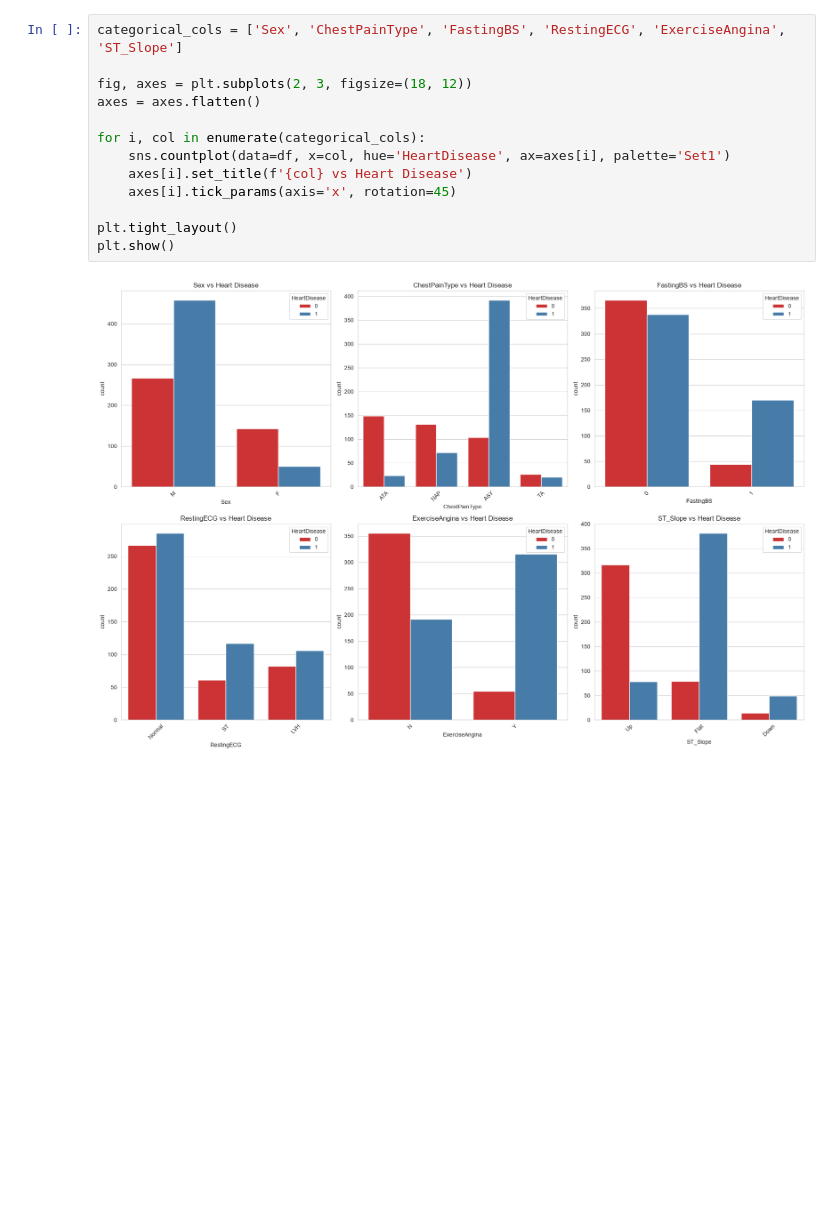
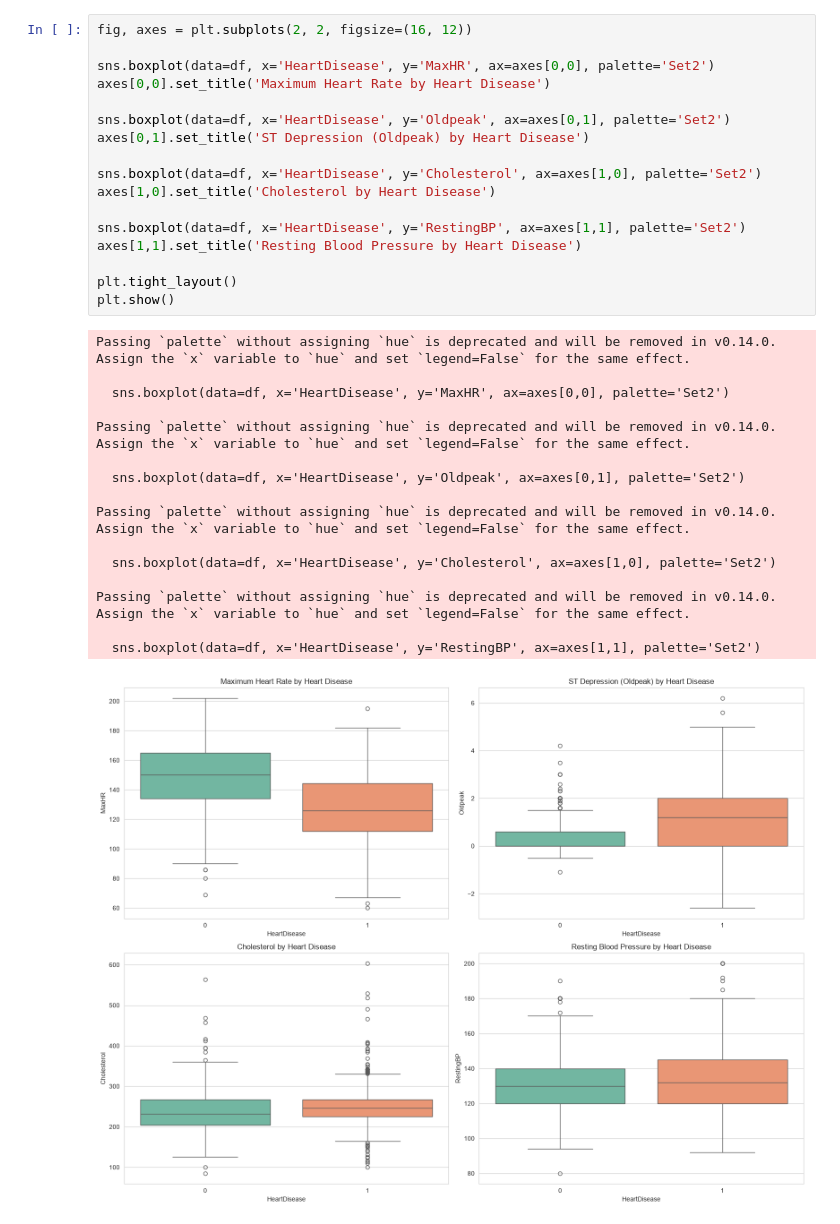
Before and after one commit to senseirandystl/Heart-Disease-Data-Analysis-Project, a Jupyter notebook: Heart Disease Data Analysis.ipynb, the cells around one changed output. Cells and saved outputs as stored; diff of their text form; blank space fills up the shorter version.

```diff
--- a/Heart Disease Data Analysis.ipynb
+++ b/Heart Disease Data Analysis.ipynb
@@ -178,15 +137,34 @@ Passing `palette` without assigning `hue` is deprecated and will be removed in v
-# %%
-categorical_cols = ['Sex', 'ChestPainType', 'FastingBS', 'RestingECG', 'ExerciseAngina', 'ST_Slope']
-
-fig, axes = plt.subplots(2, 3, figsize=(18, 12))
-axes = axes.flatten()
-
-for i, col in enumerate(categorical_cols):
-    sns.countplot(data=df, x=col, hue='HeartDisease', ax=axes[i], palette='Set1')
-    axes[i].set_title(f'{col} vs Heart Disease')
-    axes[i].tick_params(axis='x', rotation=45)
-
-plt.tight_layout()
-plt.show()
-# %% [output]
-[figure, removed]
+# %%
+fig, axes = plt.subplots(2, 2, figsize=(16, 12))
+
+sns.boxplot(data=df, x='HeartDisease', y='MaxHR', ax=axes[0,0], palette='Set2')
+axes[0,0].set_title('Maximum Heart Rate by Heart Disease')
+
+sns.boxplot(data=df, x='HeartDisease', y='Oldpeak', ax=axes[0,1], palette='Set2')
+axes[0,1].set_title('ST Depression (Oldpeak) by Heart Disease')
+
+sns.boxplot(data=df, x='HeartDisease', y='Cholesterol', ax=axes[1,0], palette='Set2')
+axes[1,0].set_title('Cholesterol by Heart Disease')
+
+sns.boxplot(data=df, x='HeartDisease', y='RestingBP', ax=axes[1,1], palette='Set2')
+axes[1,1].set_title('Resting Blood Pressure by Heart Disease')
+
+plt.tight_layout()
+plt.show()
+# %% [output]
+Passing `palette` without assigning `hue` is deprecated and will be removed in v0.14.0. Assign the `x` variable to `hue` and set `legend=False` for the same effect.
+
+  sns.boxplot(data=df, x='HeartDisease', y='MaxHR', ax=axes[0,0], palette='Set2')
+
+Passing `palette` without assigning `hue` is deprecated and will be removed in v0.14.0. Assign the `x` variable to `hue` and set `legend=False` for the same effect.
+
+  sns.boxplot(data=df, x='HeartDisease', y='Oldpeak', ax=axes[0,1], palette='Set2')
+
+Passing `palette` without assigning `hue` is deprecated and will be removed in v0.14.0. Assign the `x` variable to `hue` and set `legend=False` for the same effect.
+
+  sns.boxplot(data=df, x='HeartDisease', y='Cholesterol', ax=axes[1,0], palette='Set2')
+
+Passing `palette` without assigning `hue` is deprecated and will be removed in v0.14.0. Assign the `x` variable to `hue` and set `legend=False` for the same effect.
+
+  sns.boxplot(data=df, x='HeartDisease', y='RestingBP', ax=axes[1,1], palette='Set2')
+[figure, added]
```
Also changed, not shown: parts of 17 cells of this notebook.
